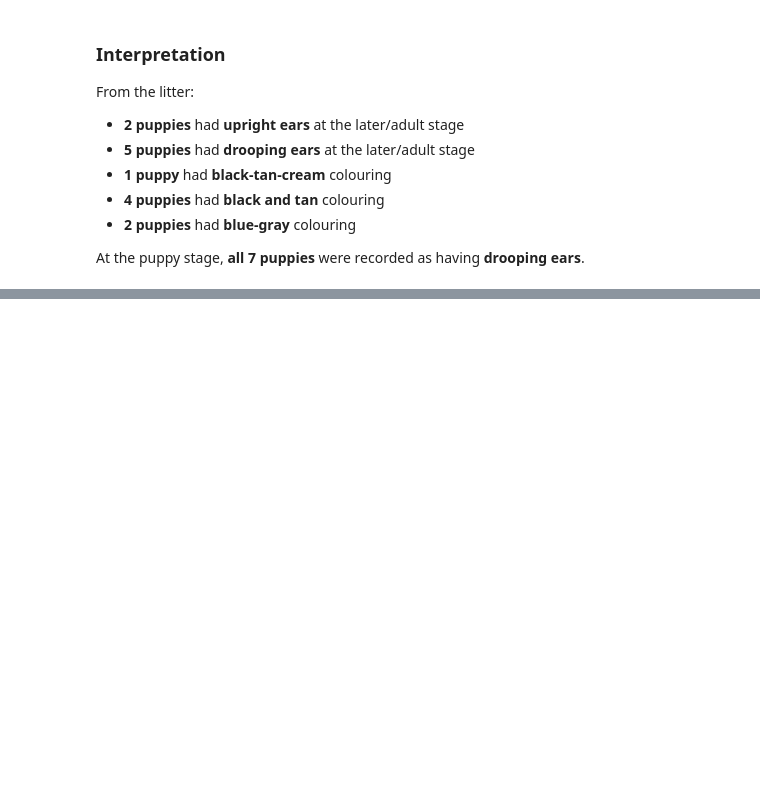
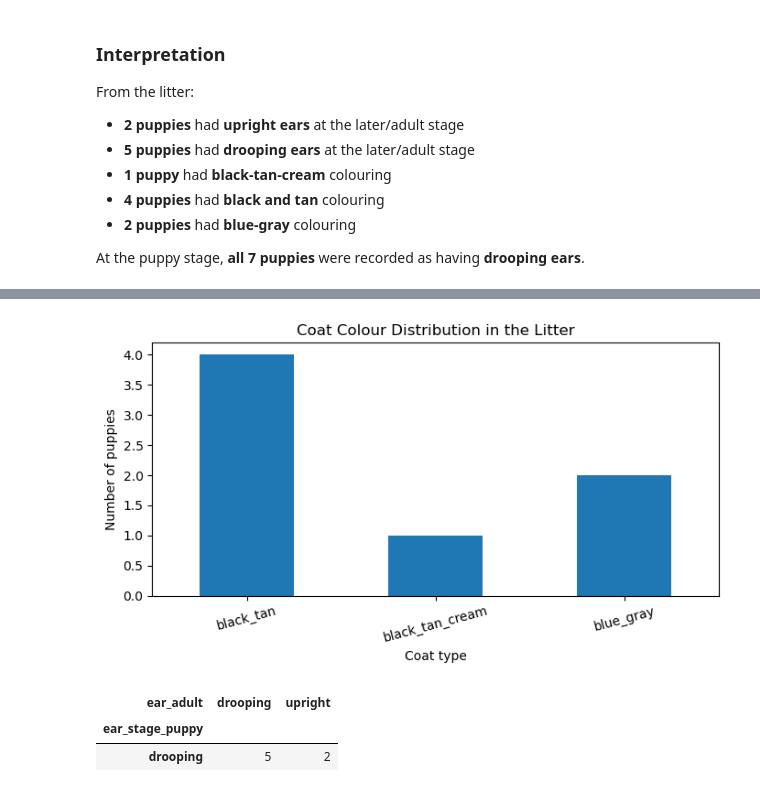
Before and after one commit to Vkp26/Phenotype_traits, a Jupyter notebook: Mydog_phenotype_traits.ipynb, the cells around one changed output, grey strips where cells are left out. Saved outputs shown, nothing was run; the diff lists cells and outputs as text; code cells hidden in the pictures; blank space fills up the shorter version.

```diff
--- a/Mydog_phenotype_traits.ipynb
+++ b/Mydog_phenotype_traits.ipynb
@@ -170,0 +187,19 @@ At the puppy stage, **all 7 puppies** were recorded as having **drooping ears**.
+# %%
+coat_plot = litter["coat_type"].value_counts().sort_index()
+plt.figure(figsize=(7,4))
+coat_plot.plot(kind="bar")
+plt.title("Coat Colour Distribution in the Litter")
+plt.xlabel("Coat type")
+plt.ylabel("Number of puppies")
+plt.xticks(rotation=15)
+plt.tight_layout()
+plt.show()
+# %% [output]
+[figure, added]
+# %%
+transition_table = pd.crosstab(litter["ear_stage_puppy"], litter["ear_adult"])
+transition_table
+# %% [output]
+| ear_adult | drooping | upright |
+| ear_stage_puppy |  |  |
+| drooping | 5 | 2 |
```
Also changed, not shown: parts of 4 cells of this notebook.
